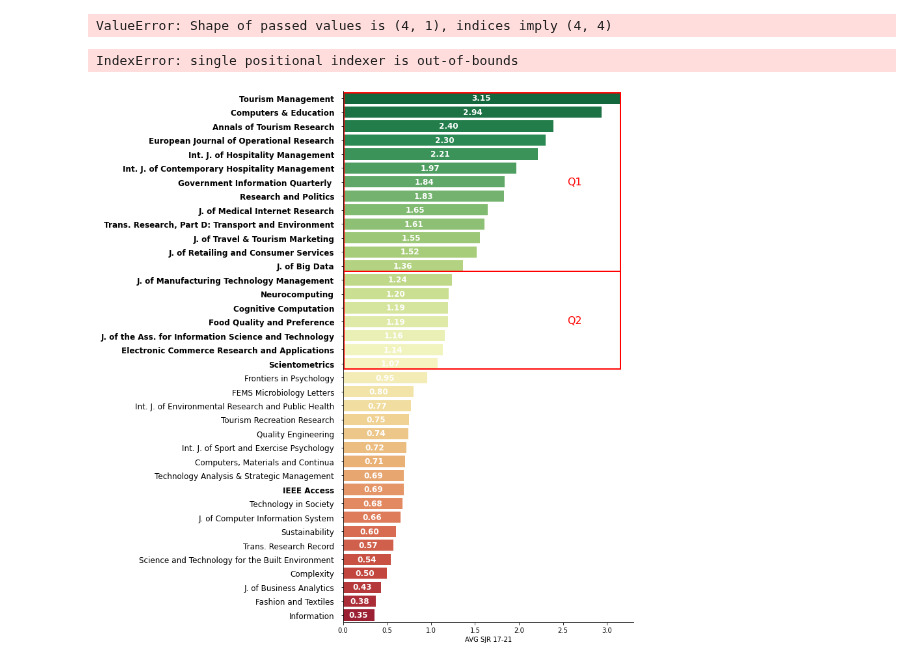
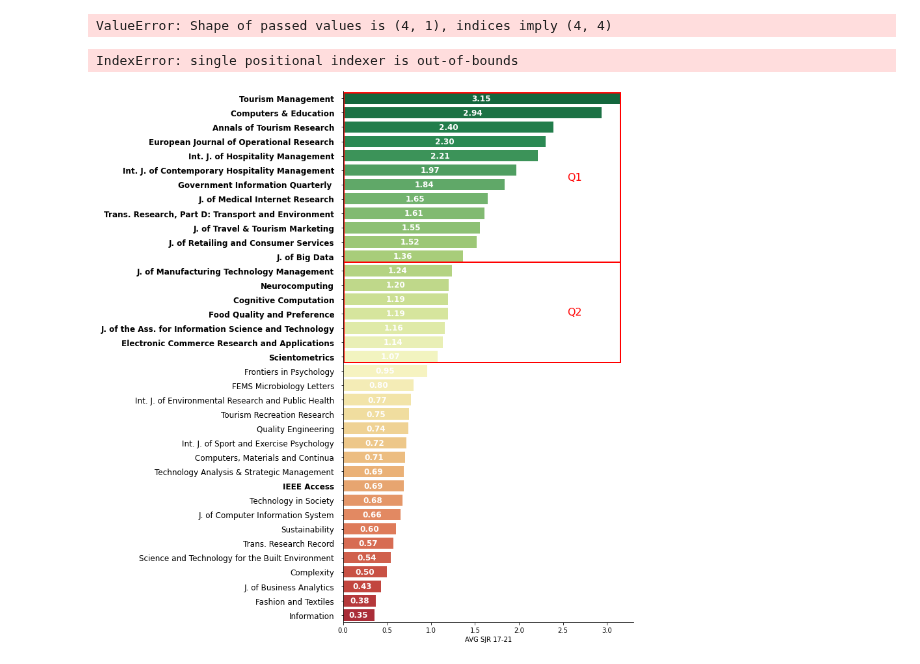
Before and after one commit to iberius96/Msc_Thesis, a Jupyter notebook: Data Visualization/Summary.ipynb, the cells around one changed output. Cells and saved outputs as stored; diff of their text form; code cells hidden in the pictures.

```diff
--- a/Data Visualization/Summary.ipynb
+++ b/Data Visualization/Summary.ipynb
@@ -245,7 +245,6 @@ dict = {
     'Int. J. of Hospitality Management' : [2.215],
     'Int. J. of Contemporary Hospitality Management' : [1.974],
     'Government Information Quarterly ' : [1.841],
-    'Research and Politics' : [1.829],
     'J. of Medical Internet Research' : [1.645],
     'Trans. Research, Part D: Transport and Environment' : [1.61],
     'J. of Travel & Tourism Marketing' : [1.555],
@@ -287,35 +286,35 @@ g = sns.barplot(y="variable", x="value", data=df_bar, ax=ax, palette=sns.color_p
 g.set_xlabel('AVG SJR 17-21')
 g.set_ylabel('')
 sns.despine()
 
 # Make the text of the first 6 y-axis entries bold
 ax.tick_params(axis='y', which='major', pad=10)
 ax.set_yticklabels(ax.get_yticklabels(), fontsize=12)
-for i in range(20):
+for i in range(19):
     ax.get_yticklabels()[i].set_fontweight('bold')
 
-ax.get_yticklabels()[28].set_fontweight('bold') # IEEE
+ax.get_yticklabels()[27].set_fontweight('bold') # IEEE
 
 # Calculate the width of the rectangle
 rect_width = df_bar['value'][:1].sum()
 
 # Add a rectangle that encloses the first 13 bars
-rect = patches.Rectangle((0.01, -0.4), rect_width, 12.8, linewidth=2, edgecolor='red', facecolor='none')
+rect = patches.Rectangle((0.01, -0.4), rect_width, 11.8, linewidth=2, edgecolor='red', facecolor='none')
 ax.add_patch(rect)
 
 # Add the "Q1" label to the rectangle
 ax.text(rect.get_x() + rect.get_width()/2+1.05, rect.get_y() + rect.get_height()/2, 'Q1', fontsize=16, ha='center', va='center', color='red')
 
 # Add a rectangle that encloses the next 7 bars
-rect = patches.Rectangle((0.01, 12.4), rect_width, 7, linewidth=2, edgecolor='red', facecolor='none')
+rect = patches.Rectangle((0.01, 11.4), rect_width, 7, linewidth=2, edgecolor='red', facecolor='none')
 ax.add_patch(rect)
 
 # Add the "Q2" label to the rectangle
 ax.text(rect.get_x() + rect.get_width()/2+1.05, rect.get_y() + rect.get_height()/2, 'Q2', fontsize=16, ha='center', va='center', color='red')
 
 # Write the x-axis values inside each bar
 for i, p in enumerate(ax.patches):
     ax.text(p.get_x() + p.get_width()/2, p.get_y() + p.get_height()/2, f'{df_bar.iloc[i]["value"]:.2f}', ha='center', va='center', color='white', fontsize=12, fontweight='bold')
 # %% [output]
 IndexError: single positional indexer is out-of-bounds
-[figure, old version]
+[figure, new version]
```
Also changed, not shown: 25 other files.
